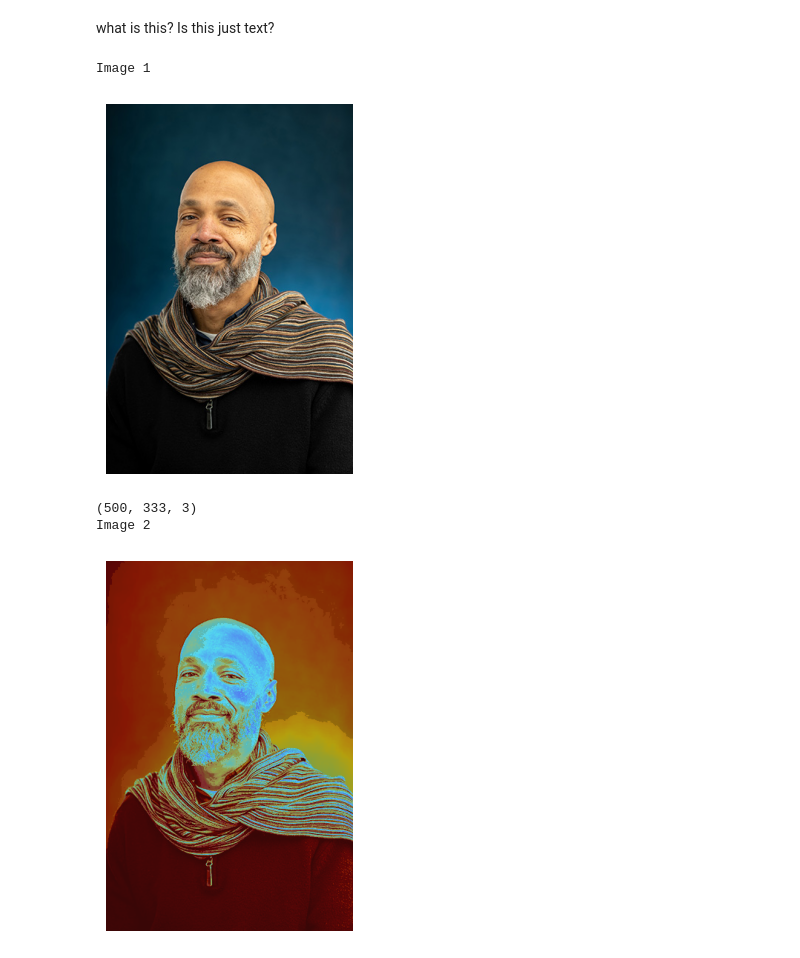
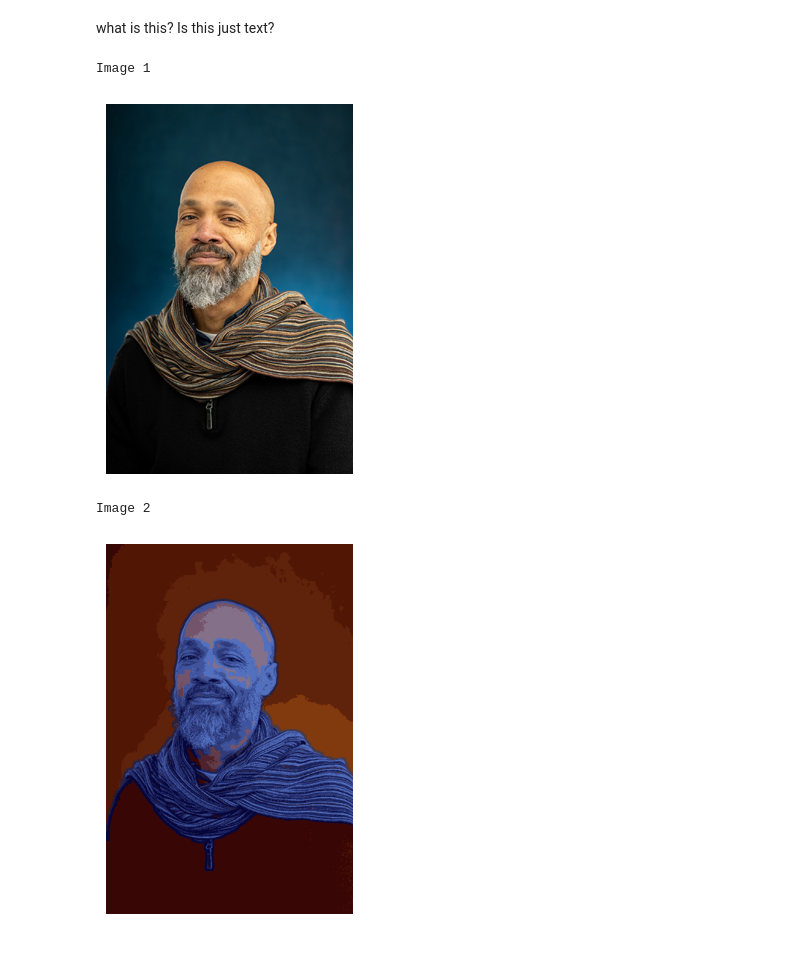
Before and after one commit to cormac-black/chekhovs-biscuit, a Jupyter notebook: back_at_it.ipynb, the cells around one changed output. Drawn from its saved outputs; the diff is of its cells as text; code cells hidden in the pictures.

```diff
--- a/back_at_it.ipynb
+++ b/back_at_it.ipynb
@@ -17,43 +17,61 @@ print('Image 1\n')
 plt.show()
 
 # img_path = '/content/ai_hubris.jpg' # cv2 starts with image path
 img_path = '/content/headshot.jpg' # cv2 starts with image path
 
+
+## posterize it
 img_raw = cv2.imread(img_path)
-print (img_raw.shape) # Checking (height, width, channels)
+
 img_RGB = cv2.cvtColor(img_raw, cv2.COLOR_BGR2RGB)
-img_RGB_copy = img_RGB.copy()
-img_GRAY_copy = cv2.cvtColor(img_RGB_copy, cv2.COLOR_RGB2GRAY)
-img_GRAY_blur = cv2.medianBlur(img_GRAY_copy, 3) # Changed ksize from 1 to 3 based on original comment's implied intent
 
-
-
-img_filtered = cv2.applyColorMap(img_RGB_copy, cv2.COLORMAP_JET)
-
-edges = cv2.adaptiveThreshold(img_GRAY_blur, 255, cv2.ADAPTIVE_THRESH_MEAN_C, cv2.THRESH_BINARY,9,5)
+img_GRAY = cv2.cvtColor(img_RGB, cv2.COLOR_RGB2GRAY)
+edges = cv2.adaptiveThreshold(img_GRAY, 255, cv2.ADAPTIVE_THRESH_MEAN_C, cv2.THRESH_BINARY,9,5)
 pixel_values = img_RGB_copy.reshape((-1, 3))
 pixel_values = np.float32(pixel_values)
 k = 8
 _, labels, centers = cv2.kmeans(pixel_values, k, None, (cv2.TERM_CRITERIA_EPS + cv2.TERM_CRITERIA_MAX_ITER, 100, .2), 10, cv2.KMEANS_RANDOM_CENTERS)
 centers = np.uint8(centers)
 
 quantized_img = centers[labels.flatten()]
-quantized_img = quantized_img.reshape(img_filtered.shape)
-quantized_img
+quantized_img = quantized_img.reshape(img_RGB.shape)
+
+
+## find_edges
+
+edges1 = cv2.Canny(img_GRAY, 50, 165)
+kernel = np.ones((5,5), np.uint8)
+dilated_edges = cv2.dilate(edges1, kernel, iterations=1)
+
+result = quantized_img.copy()
+result[dilated_edges !=0] = [0,0,0]
+
+
+
+
+img_GRAY_blur = cv2.medianBlur(img_GRAY, 3) # Changed ksize from 1 to 3 based on original comment's implied intent
+
+
+
+img_filtered = cv2.applyColorMap(dilated_edges, cv2.COLORMAP_JET)
+
+
+
+
+
 
 alpha = 0.6
 beta = 0.4
 gamma = 0.5
 
 blended_img = cv2.addWeighted(cv2.cvtColor(quantized_img, cv2.COLOR_BGR2RGB), alpha, img_filtered, beta, gamma)
 
 plt.imshow(blended_img)
 plt.axis('off')
 print('Image 2\n')
 plt.show()
 # %% [output]
 Image 1
 [figure]
-(500, 333, 3)
 Image 2
-[figure, old version]
+[figure, new version]
```
